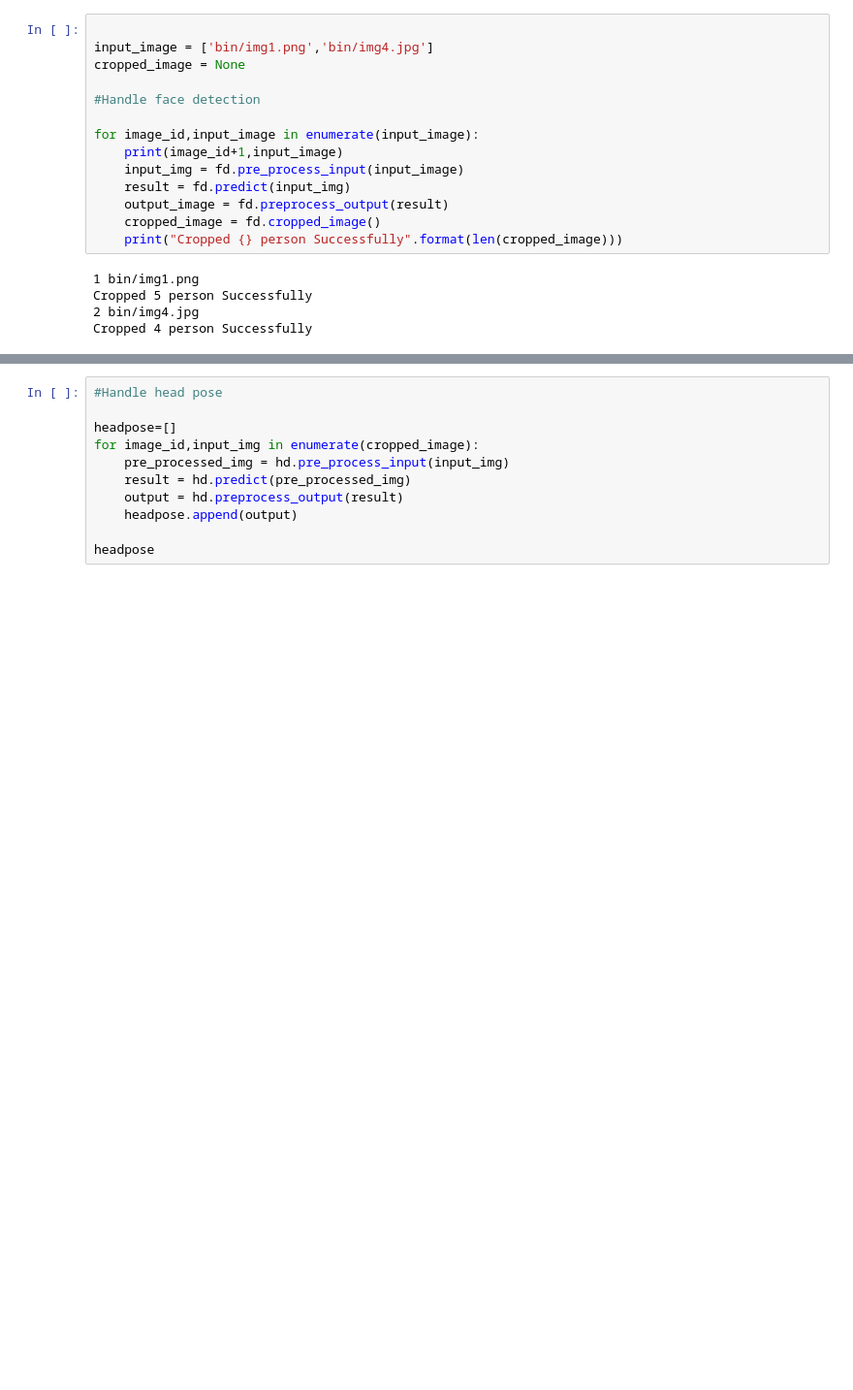
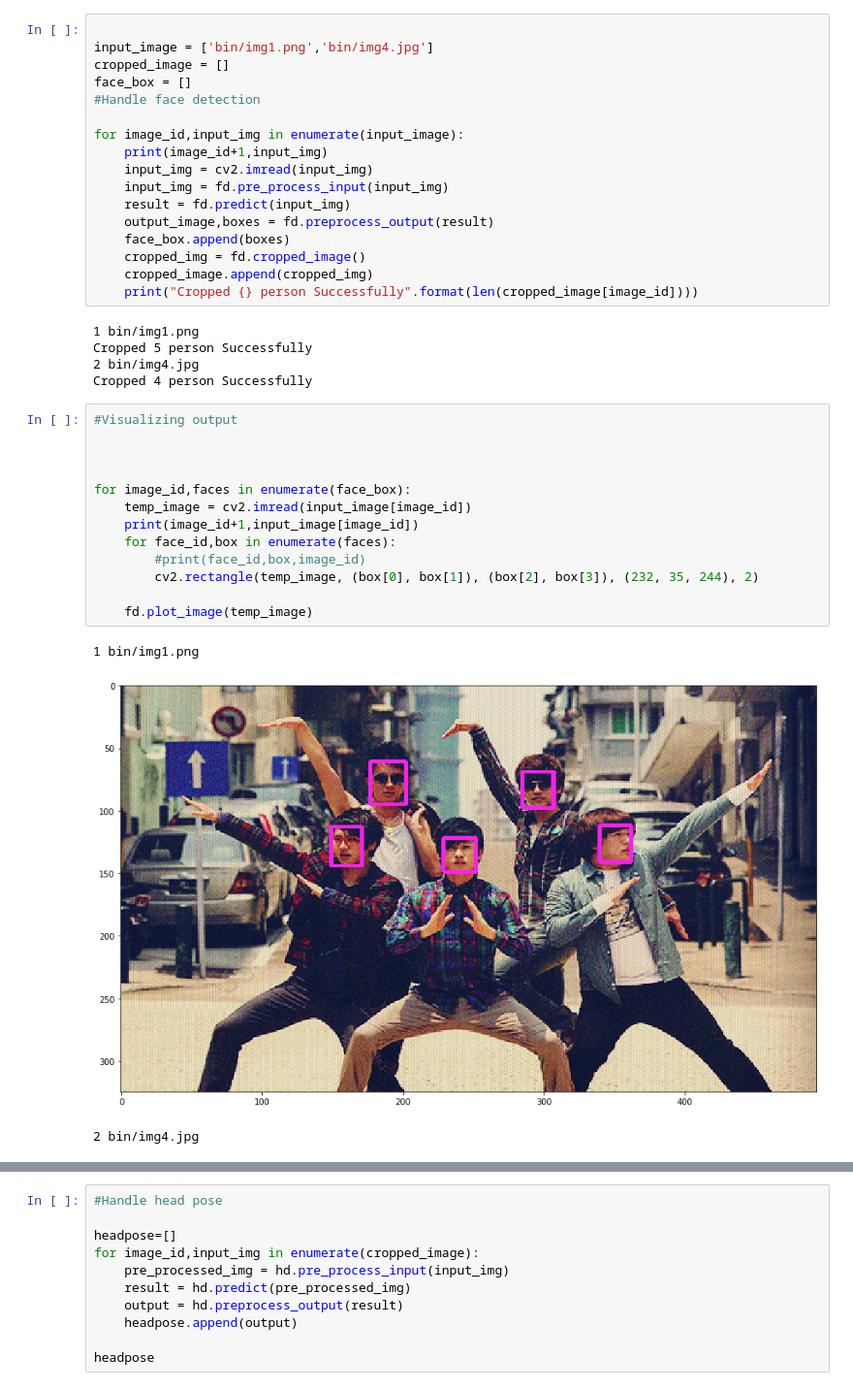
Before and after one commit to jpraveenkanna/Computer_Pointer_Controller, a Jupyter notebook: main.ipynb, the cells around one changed output, grey strips where cells are left out. Shown at 97% size. Saved outputs shown, nothing was run; the diff lists cells and outputs as text; blank space fills up the shorter version.

Commit message:
Feat - add landmark output to original image

```diff
--- a/main.ipynb
+++ b/main.ipynb
@@ -47,19 +47,39 @@ All layers supported
 # %%
 
 input_image = ['bin/img1.png','bin/img4.jpg']
-cropped_image = None
-
+cropped_image = []
+face_box = []
 #Handle face detection
 
-for image_id,input_image in enumerate(input_image):
-    print(image_id+1,input_image)
-    input_img = fd.pre_process_input(input_image)
+for image_id,input_img in enumerate(input_image):
+    print(image_id+1,input_img)
+    input_img = cv2.imread(input_img)
+    input_img = fd.pre_process_input(input_img)
     result = fd.predict(input_img)
-    output_image = fd.preprocess_output(result)
-    cropped_image = fd.cropped_image()
-    print("Cropped {} person Successfully".format(len(cropped_image)))
+    output_image,boxes = fd.preprocess_output(result)
+    face_box.append(boxes)
+    cropped_img = fd.cropped_image()
+    cropped_image.append(cropped_img)
+    print("Cropped {} person Successfully".format(len(cropped_image[image_id])))
 # %% [output]
 1 bin/img1.png
 Cropped 5 person Successfully
 2 bin/img4.jpg
 Cropped 4 person Successfully
+# %%
+#Visualizing output
+
+
+
+for image_id,faces in enumerate(face_box):
+    temp_image = cv2.imread(input_image[image_id])
+    print(image_id+1,input_image[image_id])
+    for face_id,box in enumerate(faces):
+        #print(face_id,box,image_id)
+        cv2.rectangle(temp_image, (box[0], box[1]), (box[2], box[3]), (232, 35, 244), 2)
+
+    fd.plot_image(temp_image)
+# %% [output]
+1 bin/img1.png
+[figure, added]
+2 bin/img4.jpg
```
Also changed, not shown: parts of 12 cells of this notebook.
